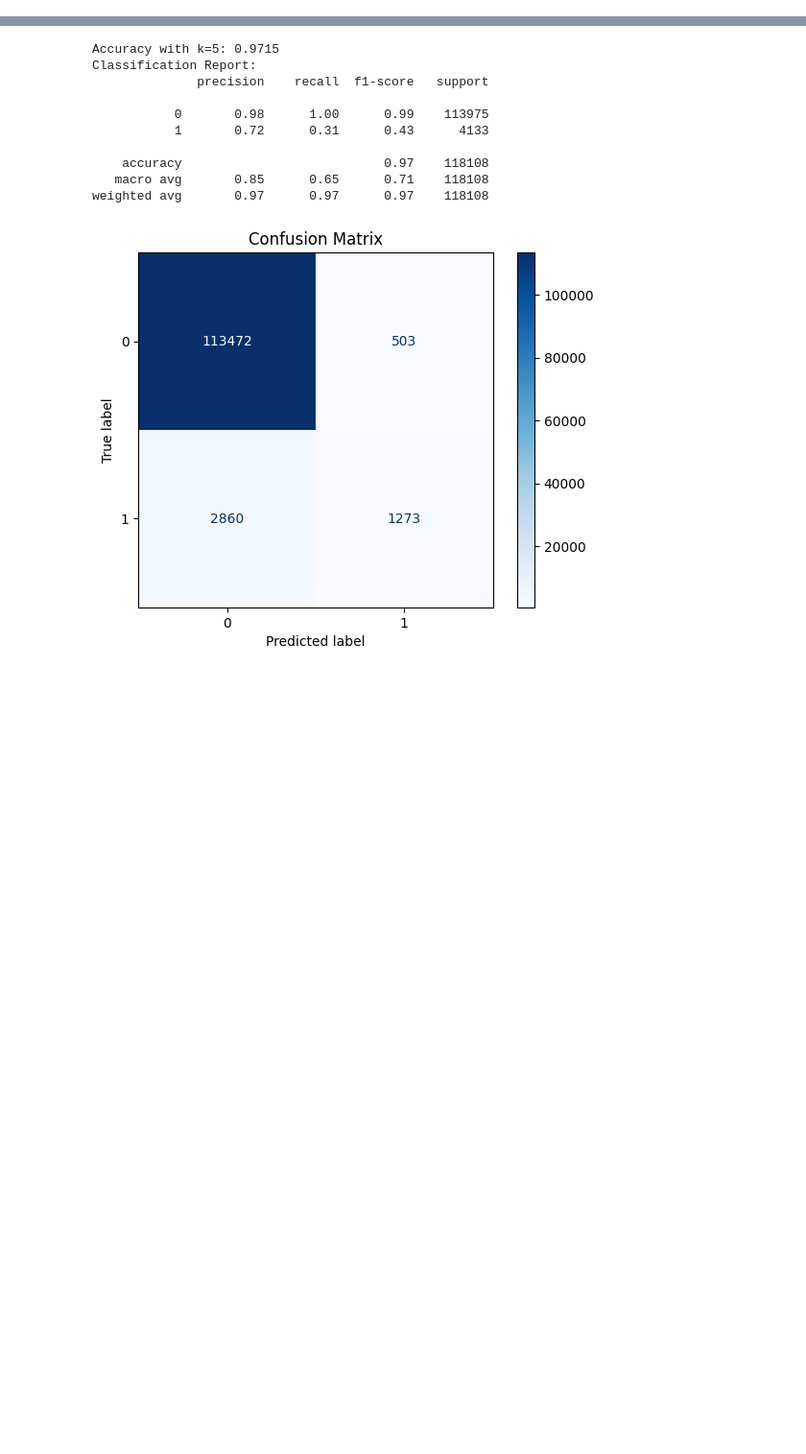
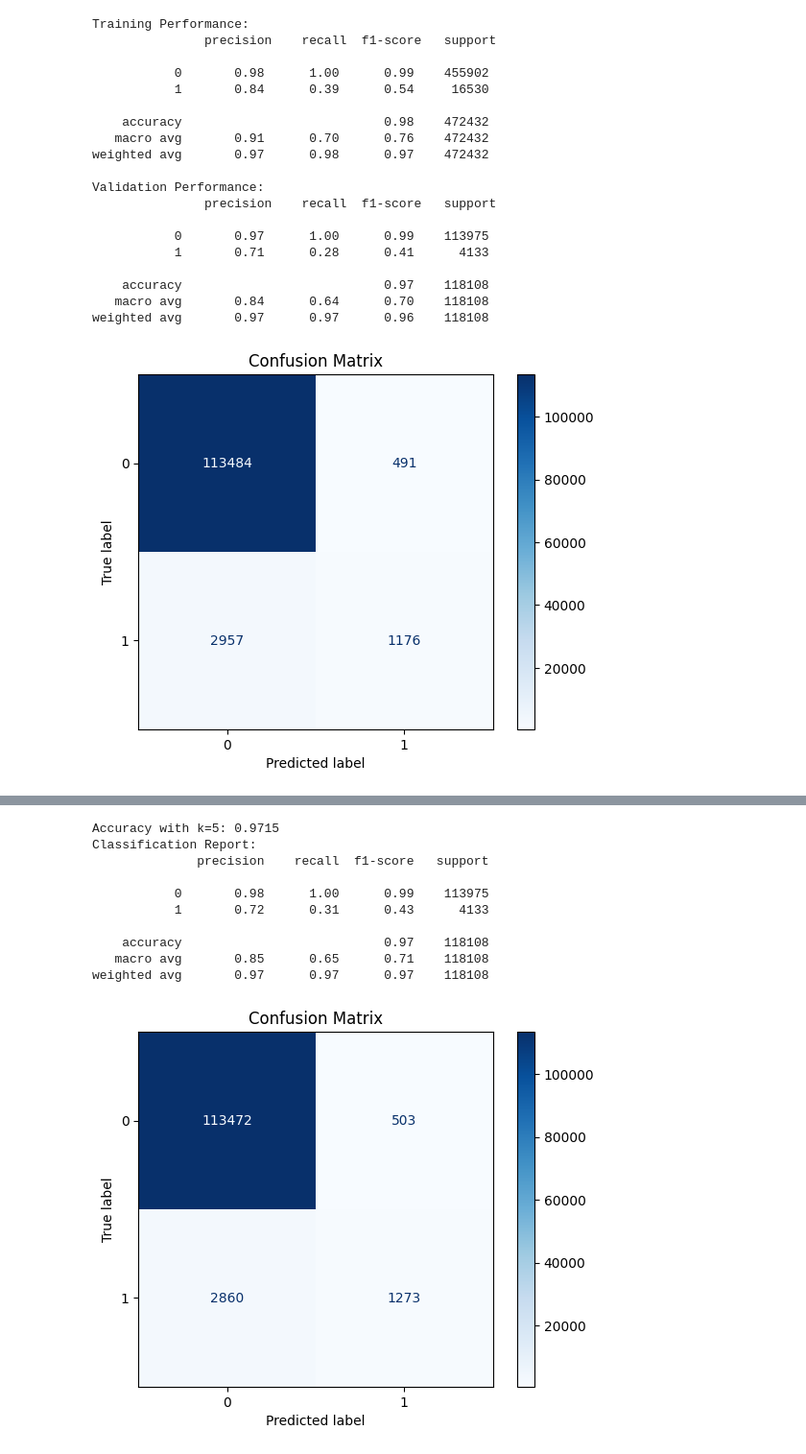
Before and after one commit to Marko-debug/Prediction-of-Fraud-transactions, a Jupyter notebook: models/K-nearestNeighbors with PCA.ipynb, the cells around one changed output, grey strips where cells are left out. Shown at 96% size. Cells and saved outputs as stored; diff of their text form; code cells hidden in the pictures; blank space fills up the shorter version.

```diff
--- a/models/K-nearestNeighbors with PCA.ipynb
+++ b/models/K-nearestNeighbors with PCA.ipynb
@@ -60,0 +39,8 @@ y_train = df_train['isFraud']  # Target variable
+# %%
+df_train_trans = pd.read_csv('../input/train_transaction.csv')
+df_train_identity = pd.read_csv('../input/train_identity.csv')
+
+df_train = df_train_trans.merge(df_train_identity, how='left', on='TransactionID')
+
+print(df_train.shape)
+del df_train_trans, df_train_identity
@@ -61,3 +94,60 @@ y_train = df_train['isFraud']  # Target variable
+# %%
+df_train_cleaned = df_train_cleaned.drop('TransactionID', axis=1)
+
+# Select only numerical columns
+X_train = df_train_cleaned.drop(columns=['isFraud'])
+y_train = df_train_cleaned['isFraud']
+
+# Train-test split (80% train, 20% validation)
+X_train_final, X_val, y_train_final, y_val = train_test_split(X_train, y_train, test_size=0.2, random_state=42, stratify=y_train)
+# %%
+# Apply StandardScaler (fit only on train, transform on both)
+scaler = StandardScaler()
+X_train_scaled = scaler.fit_transform(X_train_final)
+X_val_scaled = scaler.transform(X_val)
+
+# Initialize PCA and specify number of components (optional)
+pca = PCA(n_components=30)
+X_train_pca = pca.fit_transform(X_train_scaled)
+X_val_pca = pca.transform(X_val_scaled)
+# %%
+knn = KNeighborsClassifier(n_neighbors=5)
+knn.fit(X_train_pca, y_train_final)
+
+y_train_pred = knn.predict(X_train_pca)
+print("Training Performance:\n", classification_report(y_train_final, y_train_pred))
+
+# Predictions on validation data
+y_val_pred = knn.predict(X_val_pca)
+print("Validation Performance:\n", classification_report(y_val, y_val_pred))
+
+# Confusion Matrix
+cm = confusion_matrix(y_val, y_val_pred)
+disp = ConfusionMatrixDisplay(confusion_matrix=cm, display_labels=knn.classes_)
+disp.plot(cmap='Blues')
+plt.title('Confusion Matrix')
+plt.show()
+# %% [output]
+Training Performance:
+               precision    recall  f1-score   support
+
+           0       0.98      1.00      0.99    455902
+           1       0.84      0.39      0.54     16530
+
+    accuracy                           0.98    472432
+   macro avg       0.91      0.70      0.76    472432
+weighted avg       0.97      0.98      0.97    472432
+
+Validation Performance:
+               precision    recall  f1-score   support
+
+           0       0.97      1.00      0.99    113975
+           1       0.71      0.28      0.41      4133
+
+    accuracy                           0.97    118108
+   macro avg       0.84      0.64      0.70    118108
+weighted avg       0.97      0.97      0.96    118108
+[figure, added]
 # %%
 correlation_matrix = df_train.corr()
 
```
Also changed, not shown: parts of 7 cells of this notebook, 8 other files.
